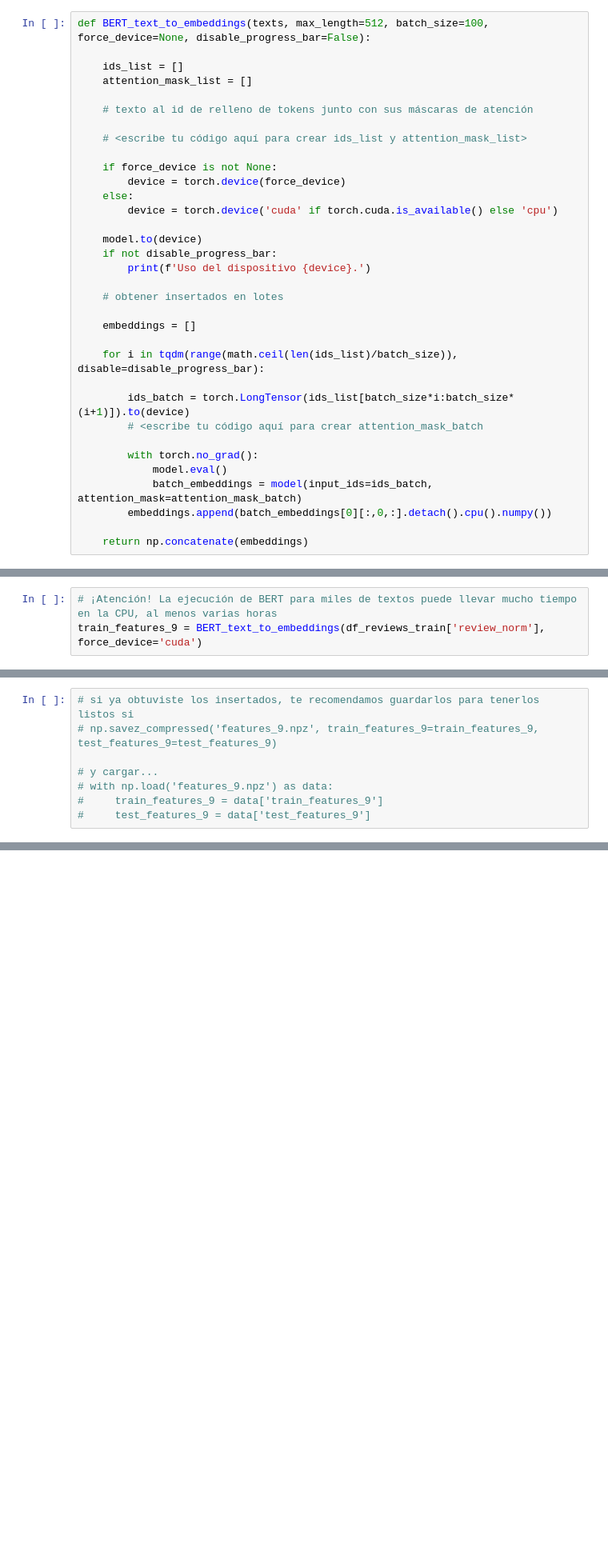
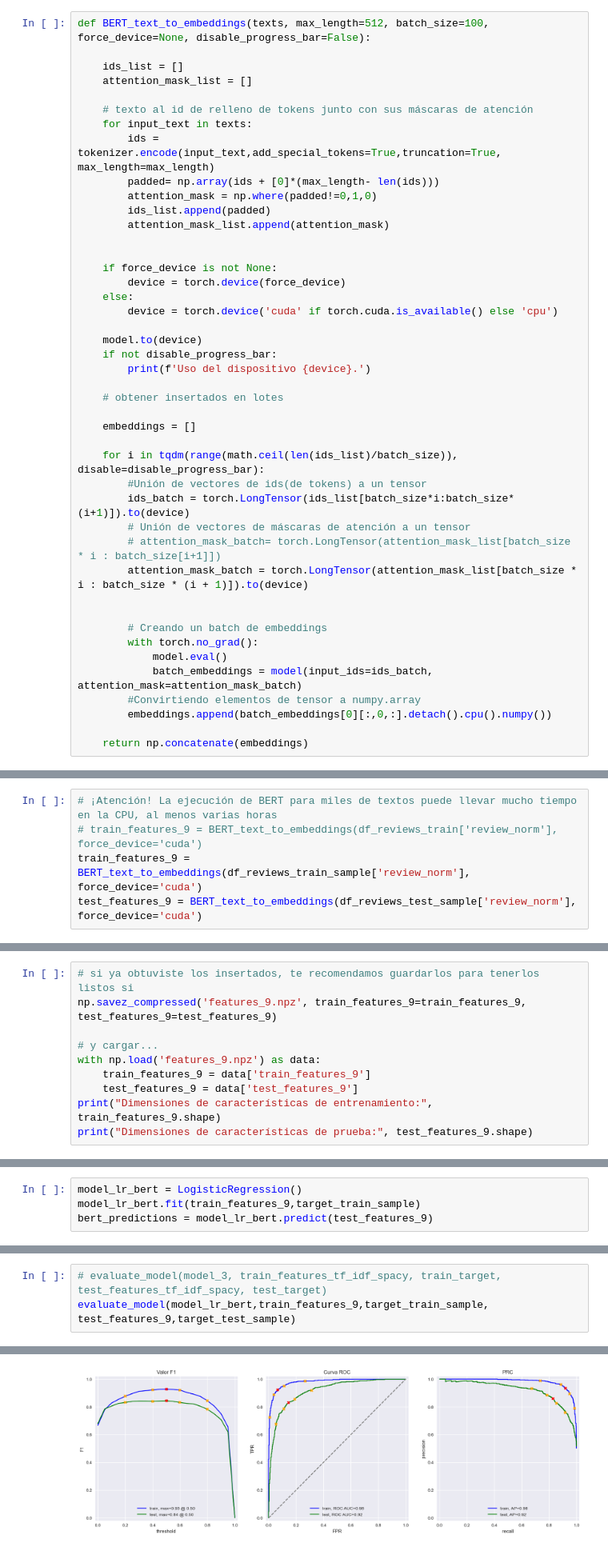
Before and after one commit to OmiHdz/P14, a Jupyter notebook: p14.ipynb, the cells around one changed output, grey strips where cells are left out. Shown at 80% size. Drawn from its saved outputs; the diff is of its cells as text; blank space fills up the shorter version.

```diff
--- a/p14.ipynb
+++ b/p14.ipynb
@@ -666,8 +704,13 @@ def BERT_text_to_embeddings(texts, max_length=512, batch_size=100, force_device=
     attention_mask_list = []
 
     # texto al id de relleno de tokens junto con sus máscaras de atención
+    for input_text in texts:
+        ids = tokenizer.encode(input_text,add_special_tokens=True,truncation=True, max_length=max_length)
+        padded= np.array(ids + [0]*(max_length- len(ids)))
+        attention_mask = np.where(padded!=0,1,0)
+        ids_list.append(padded)
+        attention_mask_list.append(attention_mask)
 
-    # <escribe tu código aquí para crear ids_list y attention_mask_list>
 
     if force_device is not None:
         device = torch.device(force_device)
@@ -683,13 +726,18 @@ def BERT_text_to_embeddings(texts, max_length=512, batch_size=100, force_device=
     embeddings = []
 
     for i in tqdm(range(math.ceil(len(ids_list)/batch_size)), disable=disable_progress_bar):
+        #Unión de vectores de ids(de tokens) a un tensor
+        ids_batch = torch.LongTensor(ids_list[batch_size*i:batch_size*(i+1)]).to(device)
+        # Unión de vectores de máscaras de atención a un tensor
+        # attention_mask_batch= torch.LongTensor(attention_mask_list[batch_size * i : batch_size[i+1]])
+        attention_mask_batch = torch.LongTensor(attention_mask_list[batch_size * i : batch_size * (i + 1)]).to(device)
 
-        ids_batch = torch.LongTensor(ids_list[batch_size*i:batch_size*(i+1)]).to(device)
-        # <escribe tu código aquí para crear attention_mask_batch
 
+        # Creando un batch de embeddings
         with torch.no_grad():
             model.eval()
             batch_embeddings = model(input_ids=ids_batch, attention_mask=attention_mask_batch)
+        #Convirtiendo elementos de tensor a numpy.array
         embeddings.append(batch_embeddings[0][:,0,:].detach().cpu().numpy())
 
     return np.concatenate(embeddings)
@@ -696,3 +746,5 @@ def BERT_text_to_embeddings(texts, max_length=512, batch_size=100, force_device=
 # %%
 # ¡Atención! La ejecución de BERT para miles de textos puede llevar mucho tiempo en la CPU, al menos varias horas
-train_features_9 = BERT_text_to_embeddings(df_reviews_train['review_norm'], force_device='cuda')
+# train_features_9 = BERT_text_to_embeddings(df_reviews_train['review_norm'], force_device='cuda')
+train_features_9 = BERT_text_to_embeddings(df_reviews_train_sample['review_norm'], force_device='cuda')
+test_features_9 = BERT_text_to_embeddings(df_reviews_test_sample['review_norm'], force_device='cuda')
@@ -703,8 +754,10 @@ print(train_target.shape)
 # %%
 # si ya obtuviste los insertados, te recomendamos guardarlos para tenerlos listos si
-# np.savez_compressed('features_9.npz', train_features_9=train_features_9, test_features_9=test_features_9)
+np.savez_compressed('features_9.npz', train_features_9=train_features_9, test_features_9=test_features_9)
 
 # y cargar...
-# with np.load('features_9.npz') as data:
-#     train_features_9 = data['train_features_9']
-#     test_features_9 = data['test_features_9']
+with np.load('features_9.npz') as data:
+    train_features_9 = data['train_features_9']
+    test_features_9 = data['test_features_9']
+print("Dimensiones de características de entrenamiento:", train_features_9.shape)
+print("Dimensiones de características de prueba:", test_features_9.shape)
@@ -710,0 +767,4 @@ print(train_target.shape)
+# %%
+model_lr_bert = LogisticRegression()
+model_lr_bert.fit(train_features_9,target_train_sample)
+bert_predictions = model_lr_bert.predict(test_features_9)
@@ -710,0 +779,4 @@ print(train_target.shape)
+# %%
+# evaluate_model(model_3, train_features_tf_idf_spacy, train_target, test_features_tf_idf_spacy, test_target)
+evaluate_model(model_lr_bert,train_features_9,target_train_sample, test_features_9,target_test_sample)
+# %% [output]
@@ -711,3 +788,4 @@ print(train_target.shape)
+[figure, added]
 # %% [markdown]
 ## Mis reseñas
 # %%
```
Also changed, not shown: parts of 19 cells of this notebook, 2 other files.
